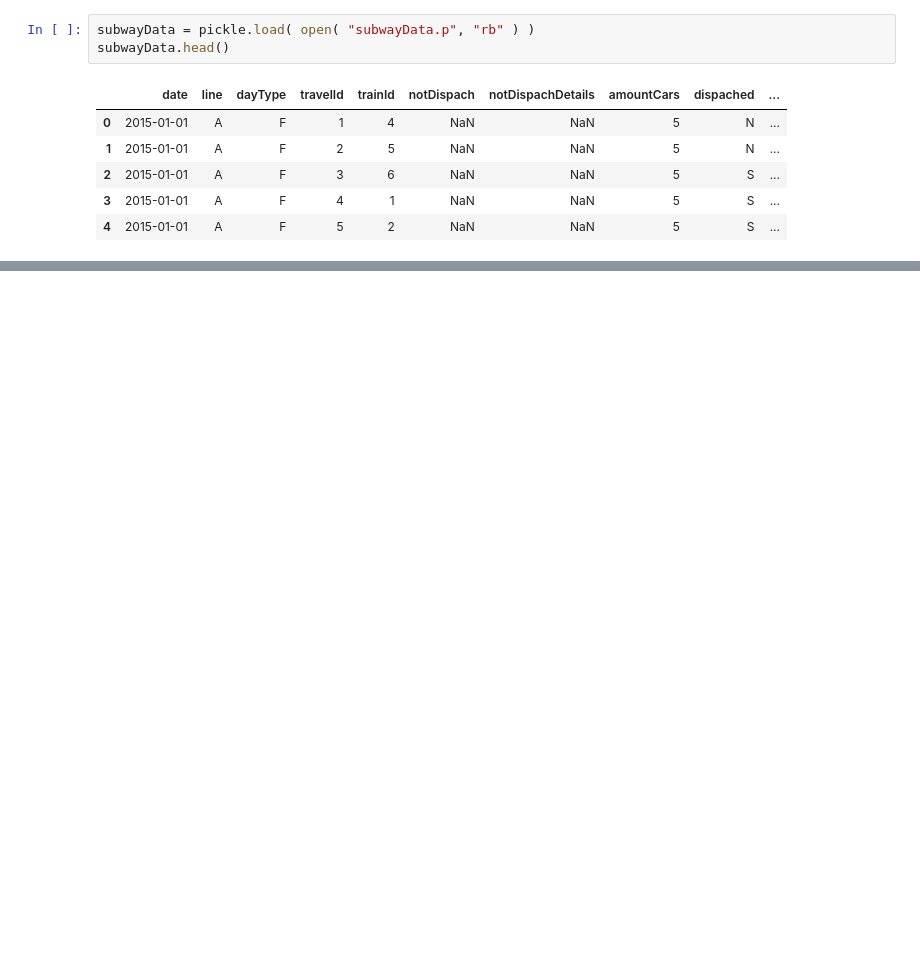
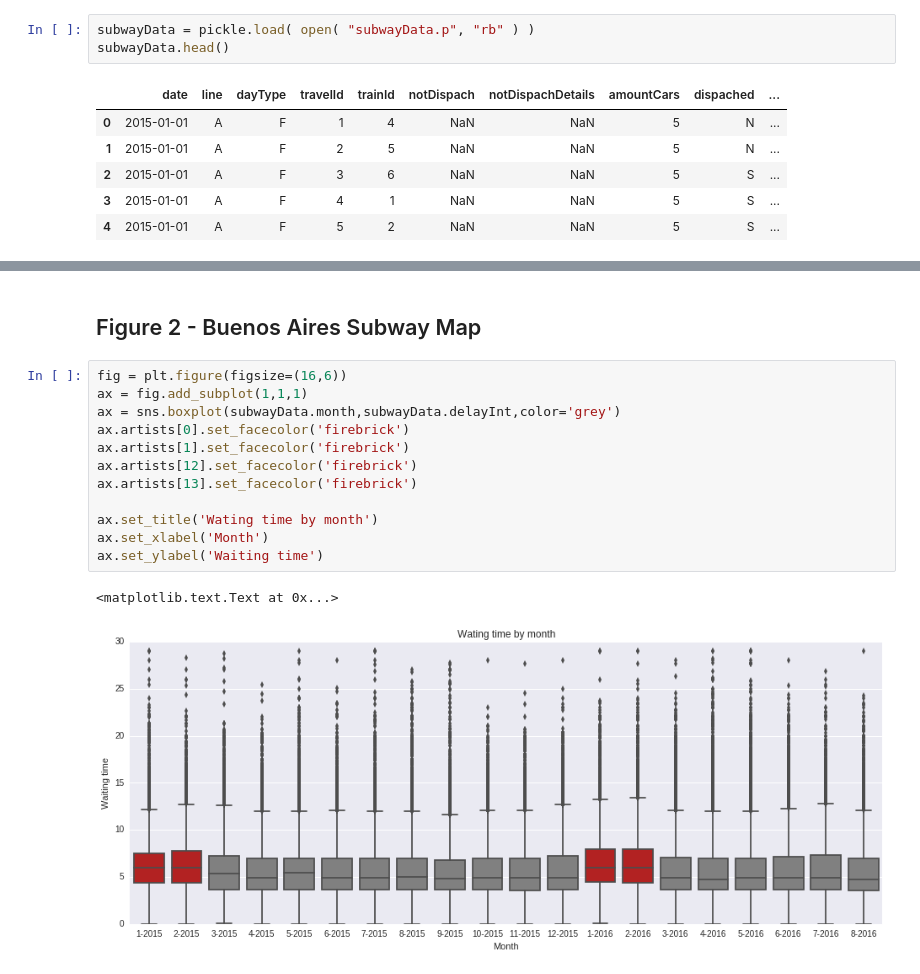
Before and after one commit to alephcero/baSubwayObservatory, a Jupyter notebook: dataAnalysis.ipynb, the cells around one changed output, grey strips where cells are left out. Saved outputs shown, nothing was run; the diff lists cells and outputs as text; blank space fills up the shorter version.

```diff
--- a/dataAnalysis.ipynb
+++ b/dataAnalysis.ipynb
@@ -34,0 +73,17 @@ sns.boxplot(subwayData.month,subwayData.delayInt)
+# %% [markdown]
+## Figure 2 - Buenos Aires Subway Map
+# %%
+fig = plt.figure(figsize=(16,6))
+ax = fig.add_subplot(1,1,1)
+ax = sns.boxplot(subwayData.month,subwayData.delayInt,color='grey')
+ax.artists[0].set_facecolor('firebrick')
+ax.artists[1].set_facecolor('firebrick')
+ax.artists[12].set_facecolor('firebrick')
+ax.artists[13].set_facecolor('firebrick')
+
+ax.set_title('Wating time by month')
+ax.set_xlabel('Month')
+ax.set_ylabel('Waiting time')
+# %% [output]
+<matplotlib.text.Text at 0x...>
+[figure, added]
```
Also changed, not shown: parts of 16 cells of this notebook.
